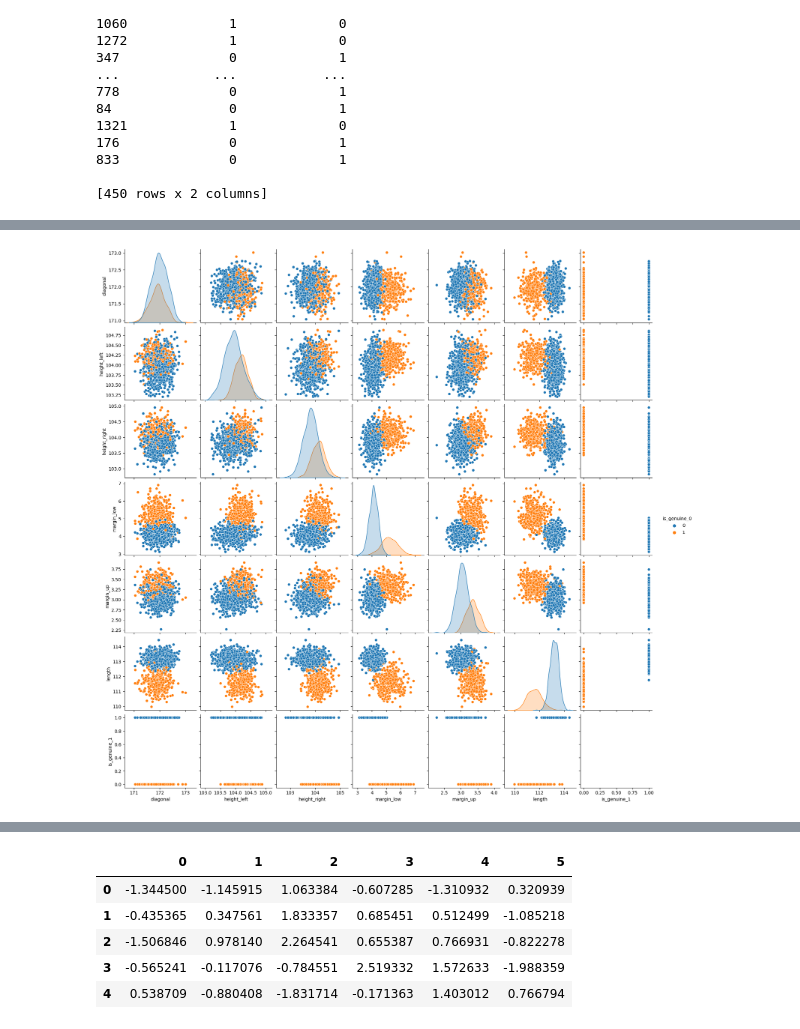
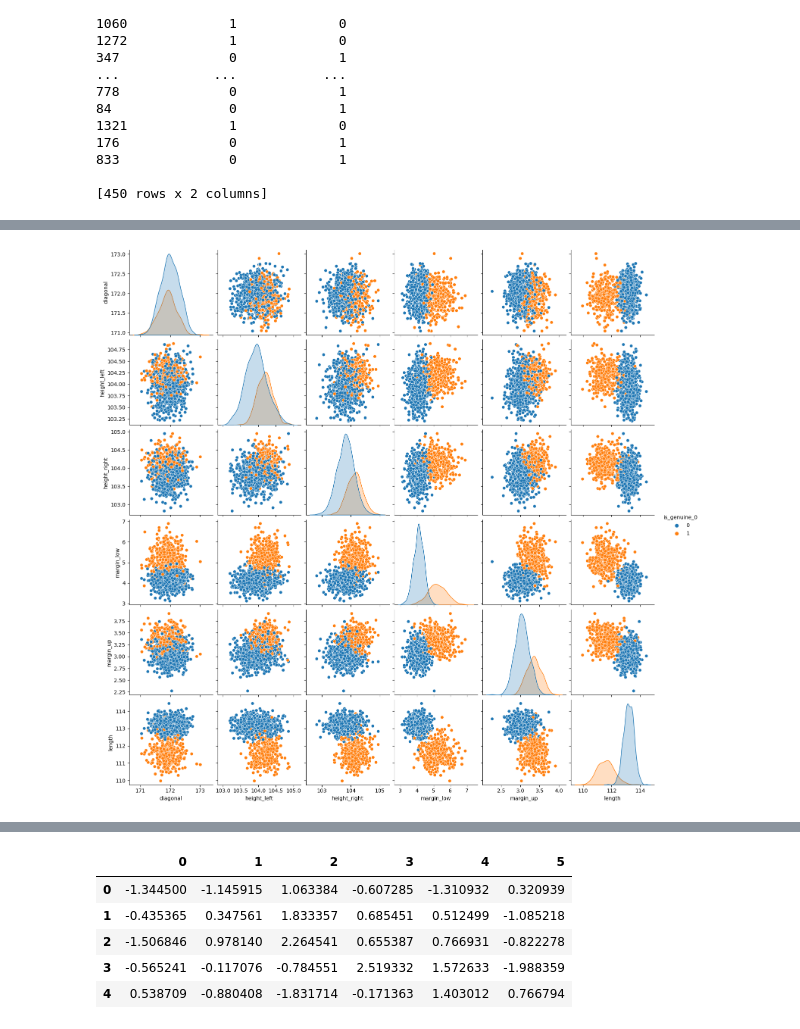
Before and after one commit to sttutie/Jungho-Shin, a Jupyter notebook: 위조지폐_Knn.ipynb, the cells around one changed output, grey strips where cells are left out. Drawn from its saved outputs; the diff is of its cells as text; code cells hidden in the pictures.

```diff
--- a/위조지폐_Knn.ipynb
+++ b/위조지폐_Knn.ipynb
@@ -115,7 +120,7 @@ df_cat.head()
 | 1133 | 171.79 | 103.99 | 103.67 | 6.16 | 3.52 | 110.93 | 1 | 0 |
 | 519 | 172.13 | 103.76 | 103.33 | 4.37 | 3.48 | 113.34 | 0 | 1 |
 # %%
-sns.pairplot(df_cat, hue='is_genuine_0');
+sns.pairplot(df_cat.iloc[:,0:7], hue='is_genuine_0');
 plt.show()
 # %% [output]
-[figure, old version]
+[figure, new version]
```
Also changed, not shown: parts of 3 cells of this notebook.
